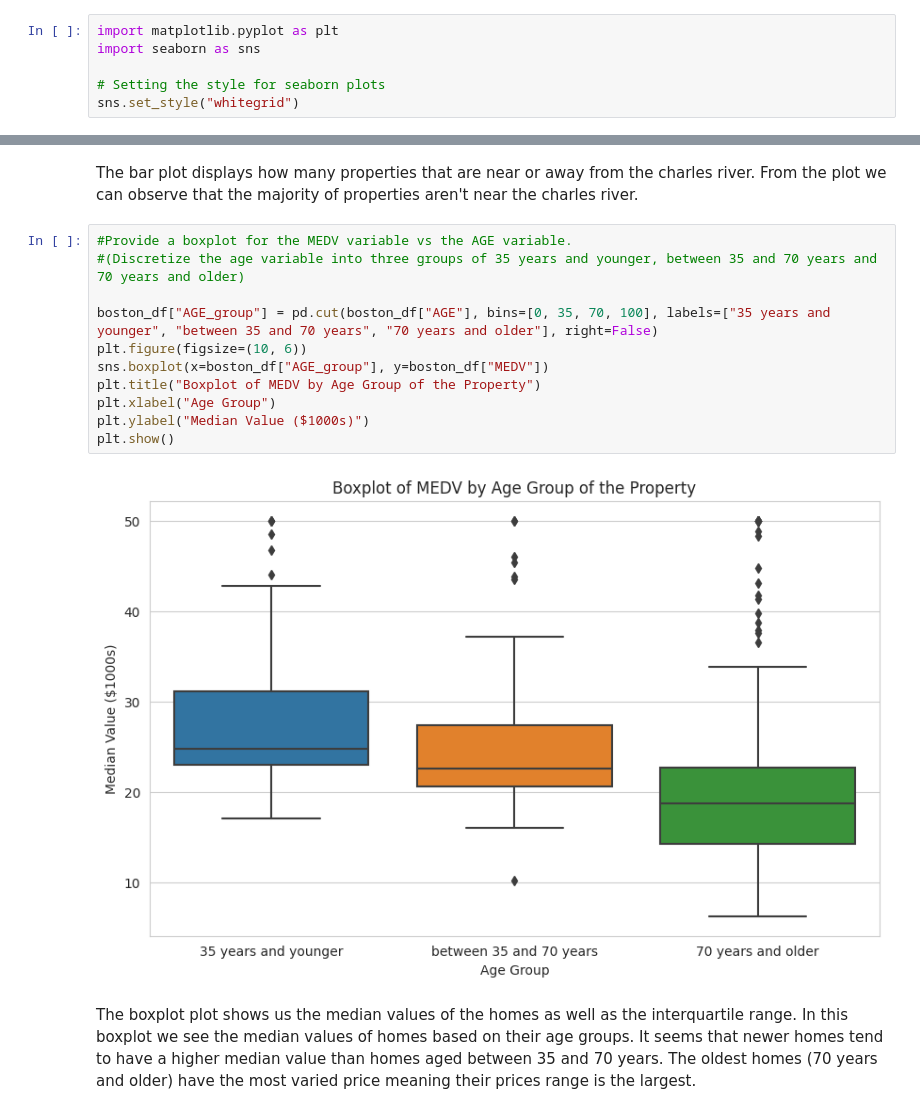
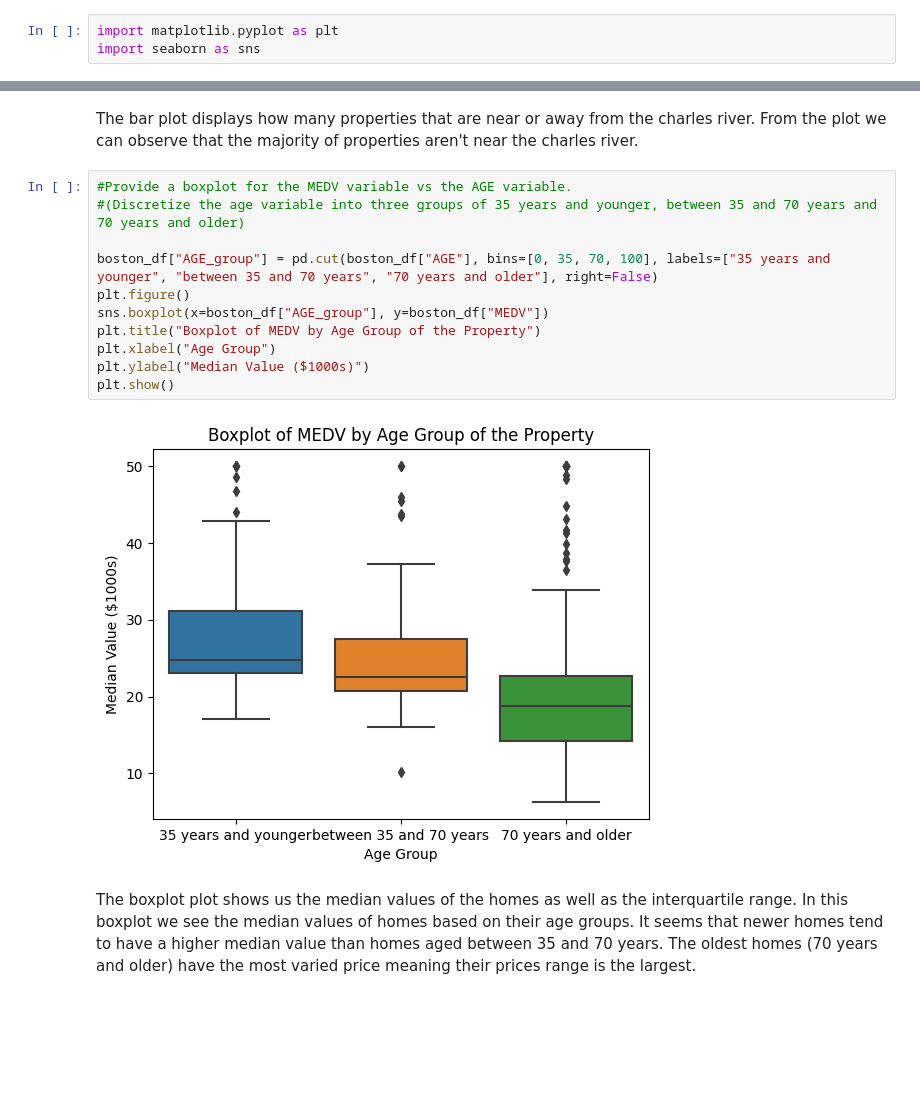
Before and after one commit to ahsansaleem/github-final-project, a Jupyter notebook: Project_Case_Boston_Housing.ipynb, the cells around one changed output, grey strips where cells are left out. Cells and saved outputs as stored; diff of their text form; blank space fills up the shorter version.

```diff
--- a/Project_Case_Boston_Housing.ipynb
+++ b/Project_Case_Boston_Housing.ipynb
@@ -12,8 +12,5 @@ boston_df=pd.read_csv(boston_url)
 # %%
 import matplotlib.pyplot as plt
 import seaborn as sns
-
-# Setting the style for seaborn plots
-sns.set_style("whitegrid")
 # %%
 #For the "Median value of owner-occupied homes" provide a boxplot
@@ -41,16 +38,16 @@ The bar plot displays how many properties that are near or away from the charles
 # %%
 #Provide a boxplot for the MEDV variable vs the AGE variable.
 #(Discretize the age variable into three groups of 35 years and younger, between 35 and 70 years and 70 years and older)
 
 boston_df["AGE_group"] = pd.cut(boston_df["AGE"], bins=[0, 35, 70, 100], labels=["35 years and younger", "between 35 and 70 years", "70 years and older"], right=False)
-plt.figure(figsize=(10, 6))
+plt.figure()
 sns.boxplot(x=boston_df["AGE_group"], y=boston_df["MEDV"])
 plt.title("Boxplot of MEDV by Age Group of the Property")
 plt.xlabel("Age Group")
 plt.ylabel("Median Value ($1000s)")
 plt.show()
 # %% [output]
-[figure, old version]
+[figure, new version]
 # %% [markdown]
 The boxplot plot shows us the median values of the homes as well as the interquartile range. In this boxplot we see the median values of homes based on their age groups. It seems that newer homes tend to have a higher median value than homes aged between 35 and 70 years. The oldest homes (70 years and older) have the most varied price meaning their prices range is the largest.
 # %%
```
Also changed, not shown: parts of 7 cells of this notebook.
